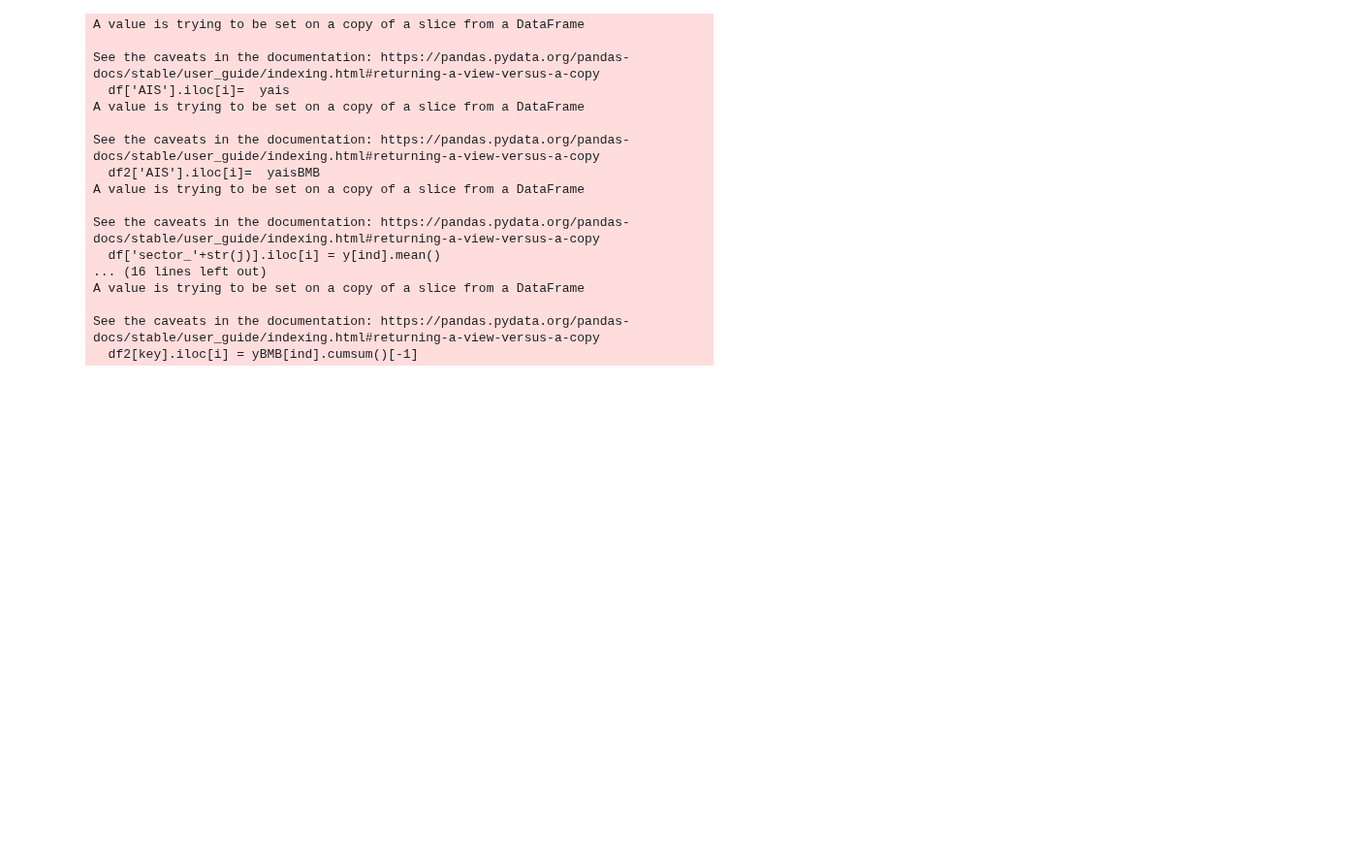
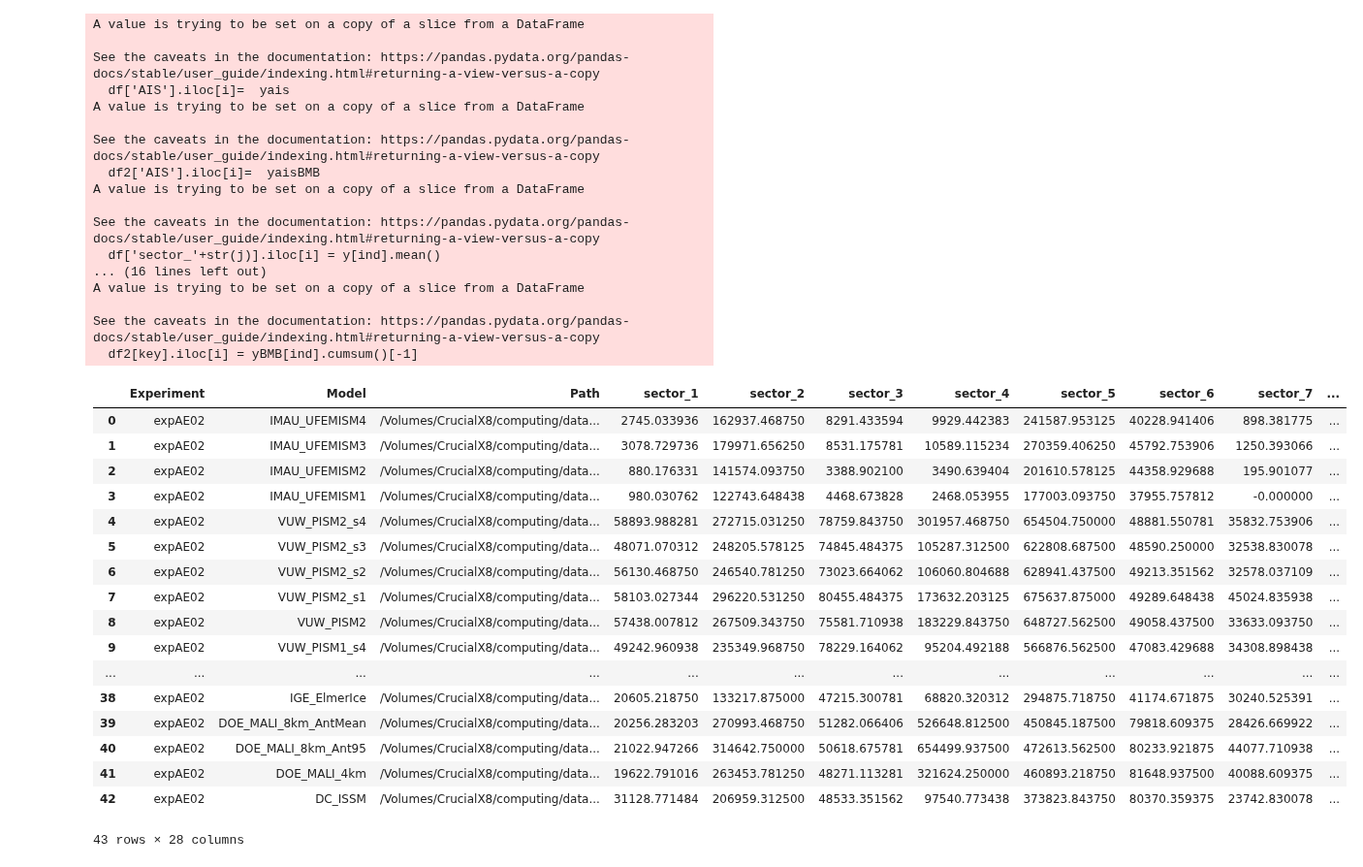
Before and after one commit to jojobeck/ISMIP6Hackathon, a Jupyter notebook: GroupTFtoOcean/data_analysis/notebooks_creating_tables/get cumulative BMB 2100 ,2200 2300 .ipynb, the cells around one changed output. Shown at 97% size. Drawn from its saved outputs; the diff is of its cells as text; code cells hidden in the pictures; blank space fills up the shorter version.

```diff
--- a/GroupTFtoOcean/data_analysis/notebooks_creating_tables/get cumulative BMB 2100 ,2200 2300 .ipynb
+++ b/GroupTFtoOcean/data_analysis/notebooks_creating_tables/get cumulative BMB 2100 ,2200 2300 .ipynb
@@ -191,6 +187,10 @@ exps =[]
 for exp in expnames:
     lst = glob.glob(pth_helene+f'{exp}/shelfmelt/*.nc')
     lst.sort()
+    #getting rid of old IMAU file (orig_...) and using the newly computed jb_computed... only:
+    lst = lst[:-4]
+    lst = lst[::-1]
+
 
     for name in lst:
         model = get_model(name,exp)
@@ -306,6 +306,9 @@ exps =[]
 for exp in expnames:
     lst = glob.glob(pth_helene+f'{exp}/shelfmelt/*.nc')
     lst.sort()
+    #getting rid of old IMAU file (orig_...) and using the newly computed jb_computed... only:
+    lst = lst[:-4]
+    lst = lst[::-1]
 
     for name in lst:
         model = get_model(name,exp)
@@ -413,3 +416,26 @@ A value is trying to be set on a copy of a slice from a DataFrame
 
 See the caveats in the documentation: https://pandas.pydata.org/pandas-docs/stable/user_guide/indexing.html#returning-a-view-versus-a-copy
   df2[key].iloc[i] = yBMB[ind].cumsum()[-1]
+# %%
+df_test= df2[df2.Experiment == 'expAE02']
+# %%
+df_test
+# %% [output]
+|  | Experiment | Model | Path | sector_1 | sector_2 | sector_3 | sector_4 | sector_5 | sector_6 | sector_7 | ... |
+| 0 | expAE02 | IMAU_UFEMISM4 | /Volumes/CrucialX8/computing/data... | 2745.033936 | 162937.468750 | 8291.433594 | 9929.442383 | 241587.953125 | 40228.941406 | 898.381775 | ... |
+| 1 | expAE02 | IMAU_UFEMISM3 | /Volumes/CrucialX8/computing/data... | 3078.729736 | 179971.656250 | 8531.175781 | 10589.115234 | 270359.406250 | 45792.753906 | 1250.393066 | ... |
+| 2 | expAE02 | IMAU_UFEMISM2 | /Volumes/CrucialX8/computing/data... | 880.176331 | 141574.093750 | 3388.902100 | 3490.639404 | 201610.578125 | 44358.929688 | 195.901077 | ... |
+| 3 | expAE02 | IMAU_UFEMISM1 | /Volumes/CrucialX8/computing/data... | 980.030762 | 122743.648438 | 4468.673828 | 2468.053955 | 177003.093750 | 37955.757812 | -0.000000 | ... |
+| 4 | expAE02 | VUW_PISM2_s4 | /Volumes/CrucialX8/computing/data... | 58893.988281 | 272715.031250 | 78759.843750 | 301957.468750 | 654504.750000 | 48881.550781 | 35832.753906 | ... |
+| 5 | expAE02 | VUW_PISM2_s3 | /Volumes/CrucialX8/computing/data... | 48071.070312 | 248205.578125 | 74845.484375 | 105287.312500 | 622808.687500 | 48590.250000 | 32538.830078 | ... |
+| 6 | expAE02 | VUW_PISM2_s2 | /Volumes/CrucialX8/computing/data... | 56130.468750 | 246540.781250 | 73023.664062 | 106060.804688 | 628941.437500 | 49213.351562 | 32578.037109 | ... |
+| 7 | expAE02 | VUW_PISM2_s1 | /Volumes/CrucialX8/computing/data... | 58103.027344 | 296220.531250 | 80455.484375 | 173632.203125 | 675637.875000 | 49289.648438 | 45024.835938 | ... |
+| 8 | expAE02 | VUW_PISM2 | /Volumes/CrucialX8/computing/data... | 57438.007812 | 267509.343750 | 75581.710938 | 183229.843750 | 648727.562500 | 49058.437500 | 33633.093750 | ... |
+| 9 | expAE02 | VUW_PISM1_s4 | /Volumes/CrucialX8/computing/data... | 49242.960938 | 235349.968750 | 78229.164062 | 95204.492188 | 566876.562500 | 47083.429688 | 34308.898438 | ... |
+| ... | ... | ... | ... | ... | ... | ... | ... | ... | ... | ... | ... |
+| 38 | expAE02 | IGE_ElmerIce | /Volumes/CrucialX8/computing/data... | 20605.218750 | 133217.875000 | 47215.300781 | 68820.320312 | 294875.718750 | 41174.671875 | 30240.525391 | ... |
+| 39 | expAE02 | DOE_MALI_8km_AntMean | /Volumes/CrucialX8/computing/data... | 20256.283203 | 270993.468750 | 51282.066406 | 526648.812500 | 450845.187500 | 79818.609375 | 28426.669922 | ... |
+| 40 | expAE02 | DOE_MALI_8km_Ant95 | /Volumes/CrucialX8/computing/data... | 21022.947266 | 314642.750000 | 50618.675781 | 654499.937500 | 472613.562500 | 80233.921875 | 44077.710938 | ... |
+| 41 | expAE02 | DOE_MALI_4km | /Volumes/CrucialX8/computing/data... | 19622.791016 | 263453.781250 | 48271.113281 | 321624.250000 | 460893.218750 | 81648.937500 | 40088.609375 | ... |
+| 42 | expAE02 | DC_ISSM | /Volumes/CrucialX8/computing/data... | 31128.771484 | 206959.312500 | 48533.351562 | 97540.773438 | 373823.843750 | 80370.359375 | 23742.830078 | ... |
+43 rows × 28 columns
```
Also changed, not shown: parts of 2 cells of this notebook, 4 other files.
